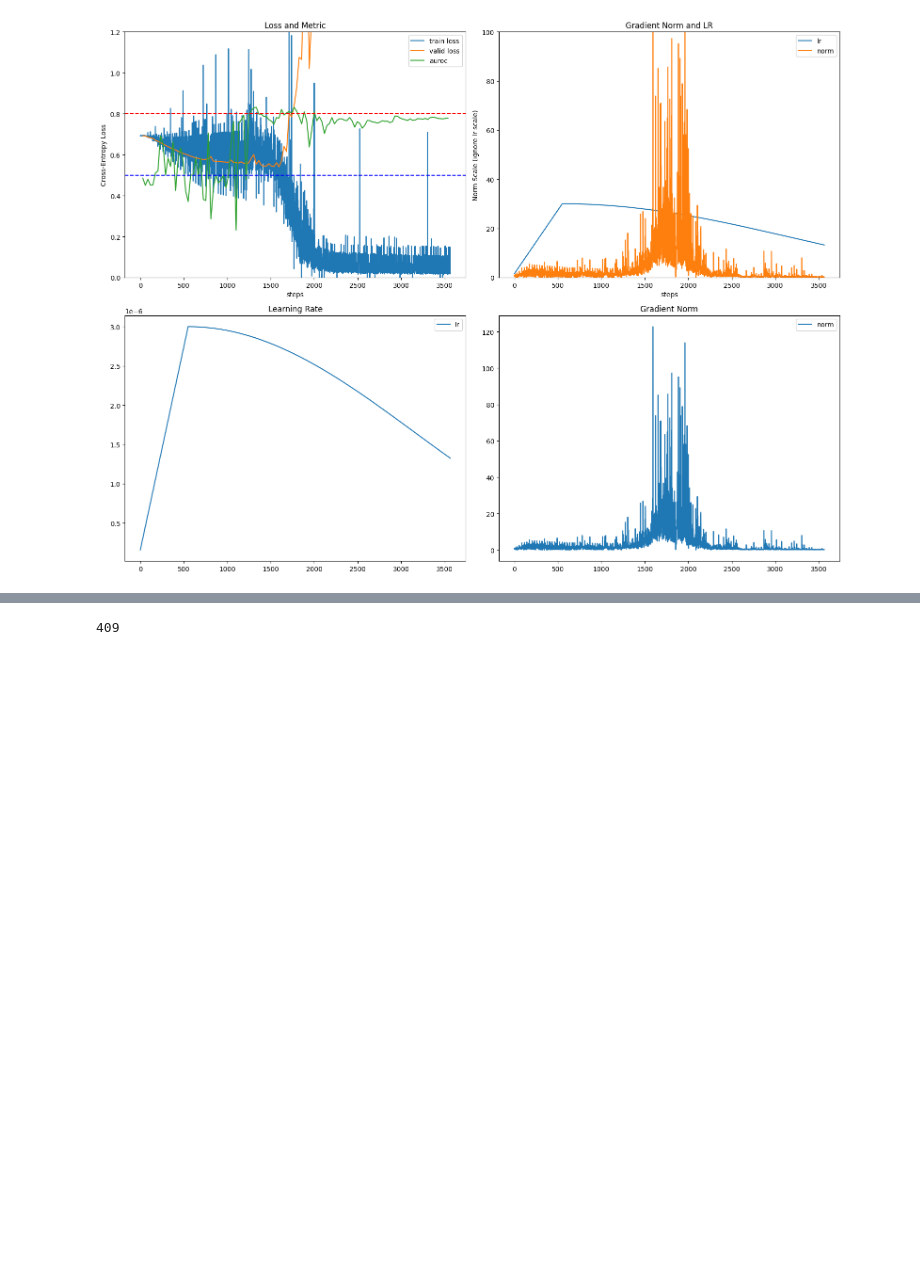
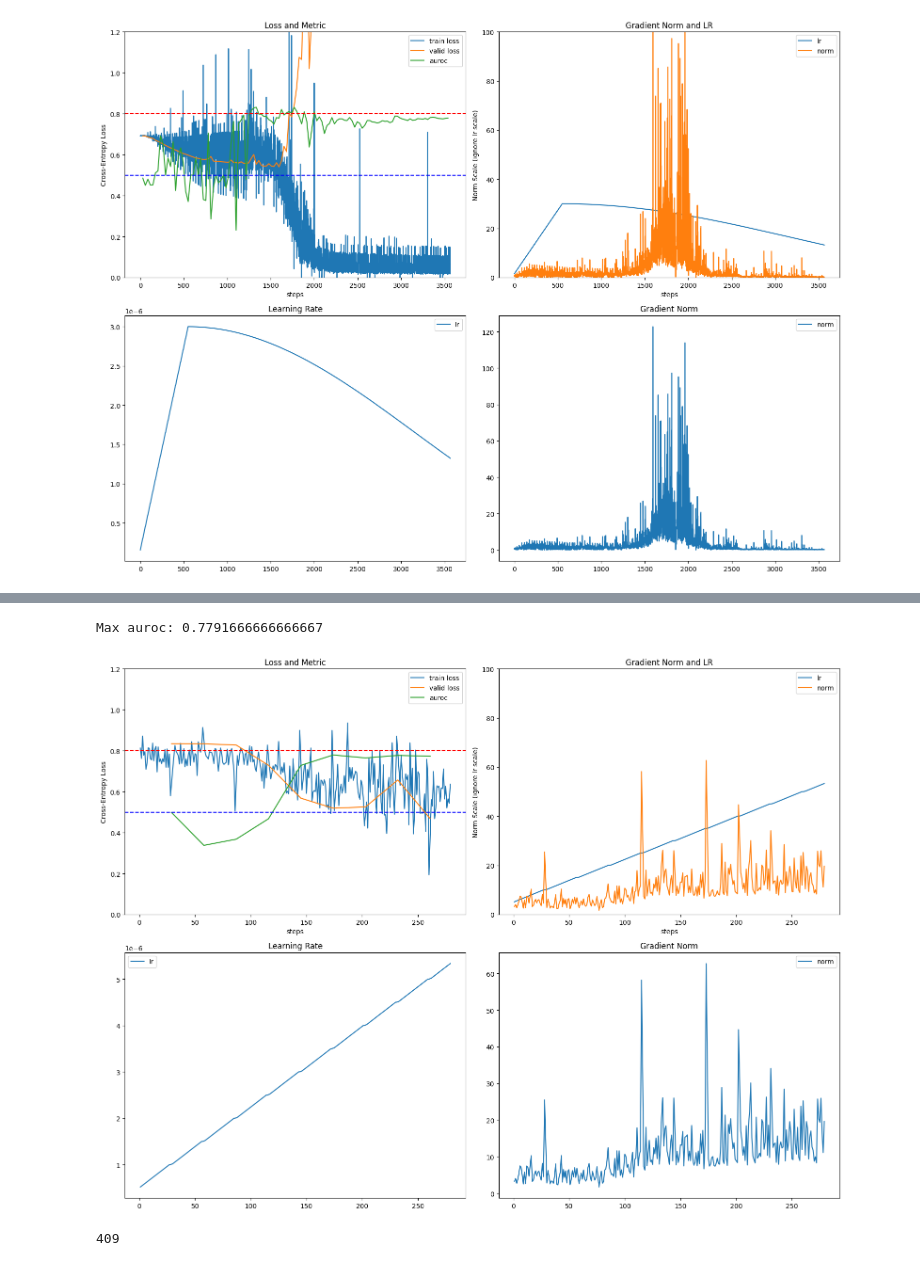
Before and after one commit to kimdj98/onj_, a Jupyter notebook: visualize2.ipynb, the cells around one changed output, grey strips where cells are left out. Drawn from its saved outputs; the diff is of its cells as text; code cells hidden in the pictures; blank space fills up the shorter version.

```diff
--- a/visualize2.ipynb
+++ b/visualize2.ipynb
@@ -179,3 +193,10 @@ Max auroc: 0.7916666666666667
+# %%
+plot_log(
+    "2024-11-08_11-27-39_n_embed_512_n_head_8_n_class_1_n_layer_2_n_patch3d_(16, 16, 8)_n_patch2d_(64, 64)_width_2d_1024_width_3d_512_gpu_6_lambda1_0.0_lambda2_1.0_epochs_200_lr_1e-05_batch_1_grad_accum_steps_16_eps_1e-06_resume_None"
+)
+# %% [output]
+Max auroc: 0.7791666666666667
+[figure, added]
 # %%
 os.chdir("/mnt/aix22301/onj/dataset/v2/onj")
 # calculate the number of folders in the directory
```
Also changed, not shown: parts of 4 cells of this notebook, 5 other files.
